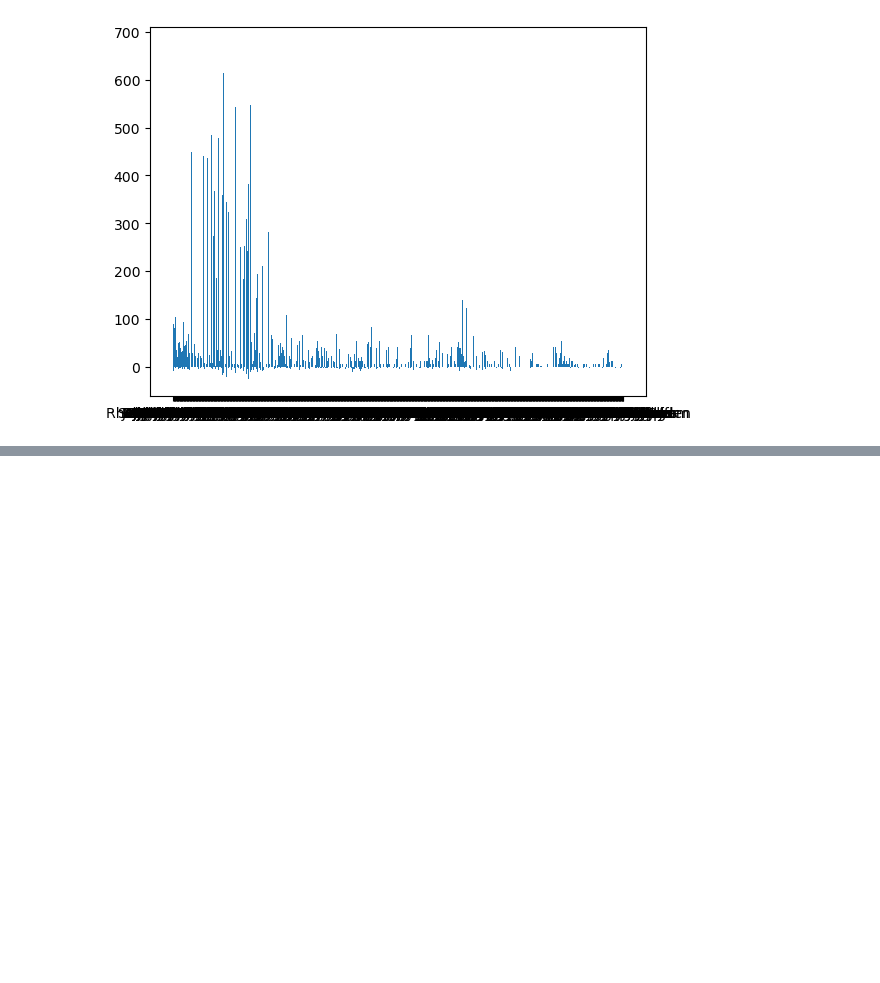
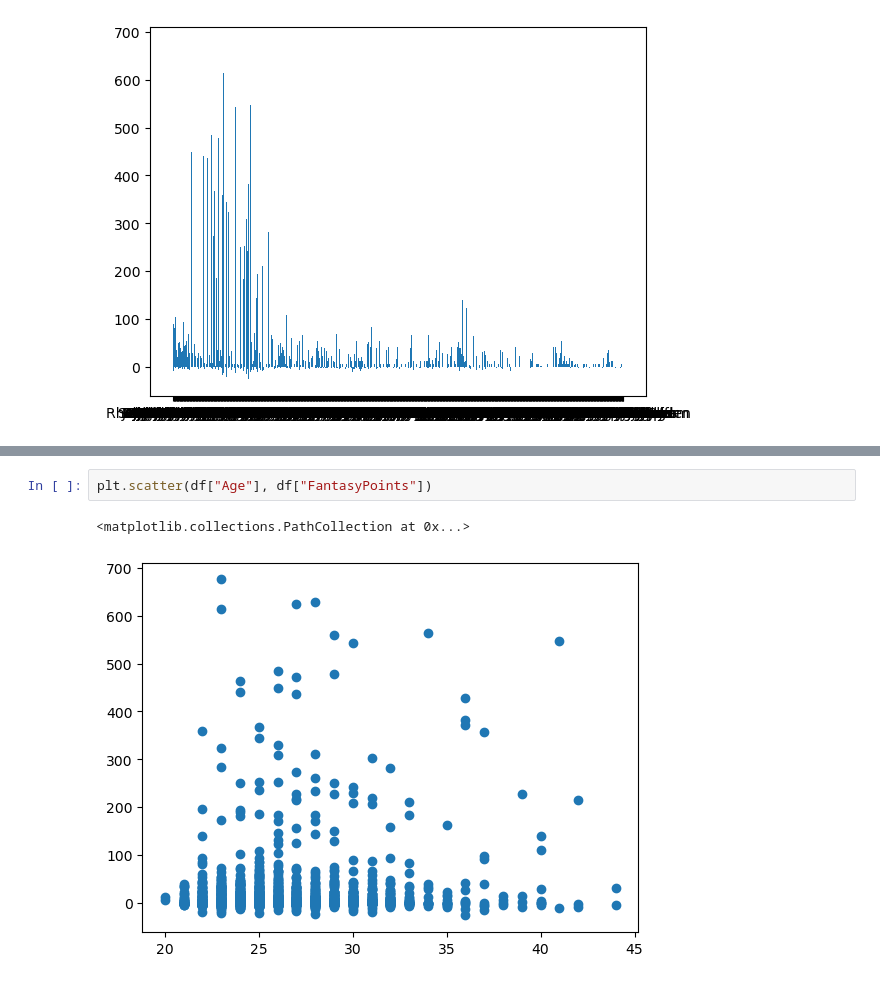
Before and after one commit to tiagocaravia/MDSTFootballProject, a Jupyter notebook: FantasyVisualization.ipynb, the cells around one changed output, grey strips where cells are left out. Cells and saved outputs as stored; diff of their text form; blank space fills up the shorter version.

```diff
--- a/FantasyVisualization.ipynb
+++ b/FantasyVisualization.ipynb
@@ -22,0 +34,5 @@ plt.bar(df["Player"], df["FantasyPoints"])
+# %%
+plt.scatter(df["Age"], df["FantasyPoints"])
+# %% [output]
+<matplotlib.collections.PathCollection at 0x...>
+[figure, added]
```
Also changed, not shown: parts of 2 cells of this notebook.
